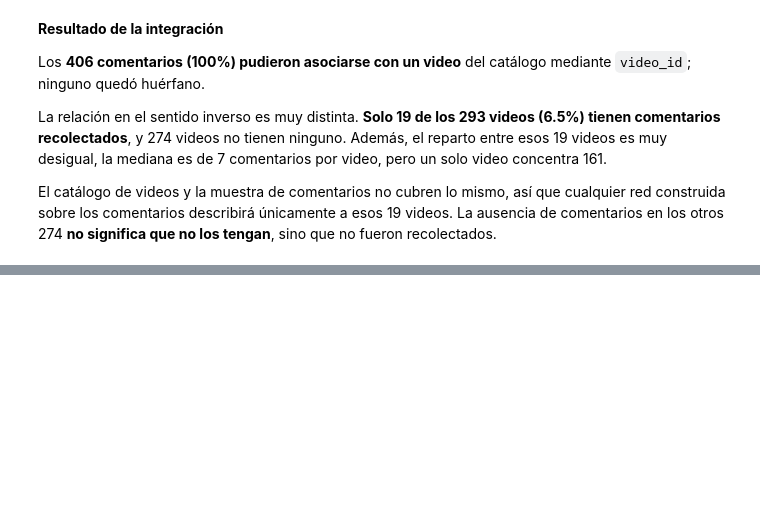
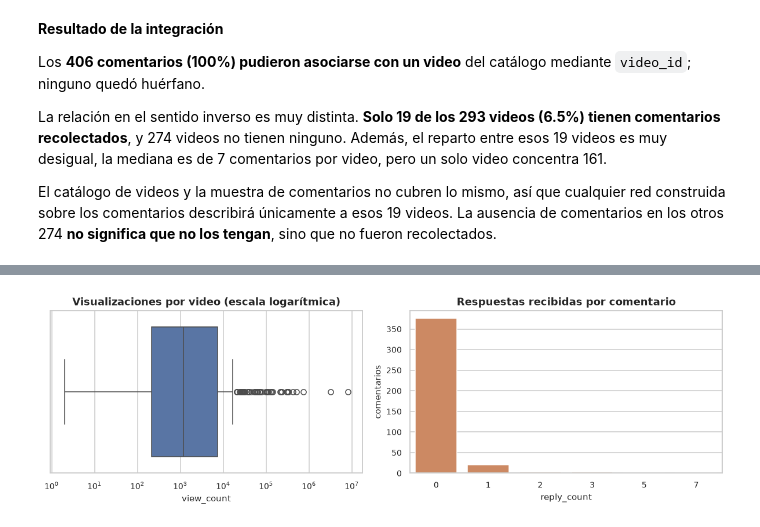
Before and after one commit to Tunchxz/CC3084-Laboratorio-6, a Jupyter notebook: notebooks/01_carga_y_limpieza.ipynb, the cells around one changed output, grey strips where cells are left out. Drawn from its saved outputs; the diff is of its cells as text; code cells hidden in the pictures; blank space fills up the shorter version.

```diff
--- a/notebooks/01_carga_y_limpieza.ipynb
+++ b/notebooks/01_carga_y_limpieza.ipynb
@@ -321,0 +437,17 @@ El catálogo de videos y la muestra de comentarios no cubren lo mismo, así que
+# %%
+fig, axes = plt.subplots(1, 2, figsize=(11, 3.6))
+
+sns.boxplot(x=videos["view_count"], ax=axes[0], color="#4C72B0")
+axes[0].set_xscale("log")
+axes[0].set_title("Visualizaciones por video (escala logarítmica)")
+axes[0].set_xlabel("view_count")
+
+sns.countplot(x=comentarios["reply_count"], ax=axes[1], color="#DD8452")
+axes[1].set_title("Respuestas recibidas por comentario")
+axes[1].set_xlabel("reply_count")
+axes[1].set_ylabel("comentarios")
+
+plt.tight_layout()
+plt.show()
+# %% [output]
+[figure, added]
```
Also changed, not shown: parts of 39 cells of this notebook.
